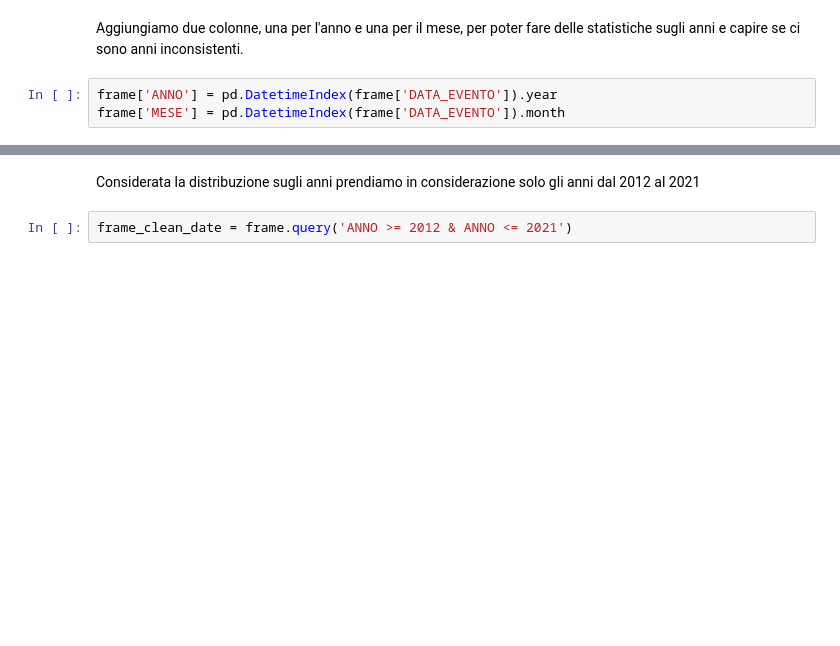
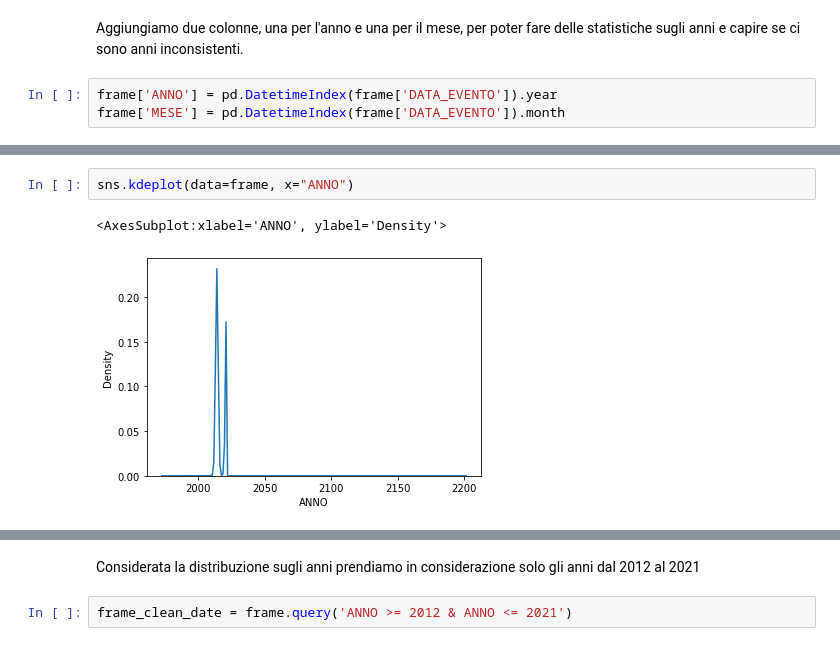
Before and after one commit to manglisani/DataScienceForBusiness, a Jupyter notebook: Project.ipynb, the cells around one changed output, grey strips where cells are left out. Drawn from its saved outputs; the diff is of its cells as text; blank space fills up the shorter version.

```diff
--- a/Project.ipynb
+++ b/Project.ipynb
@@ -41,0 +127,5 @@ frame.groupby(['ANNO']).size()
+# %%
+sns.kdeplot(data=frame, x="ANNO")
+# %% [output]
+<AxesSubplot:xlabel='ANNO', ylabel='Density'>
+[figure, added]
```
Also changed, not shown: parts of 12 cells of this notebook.
